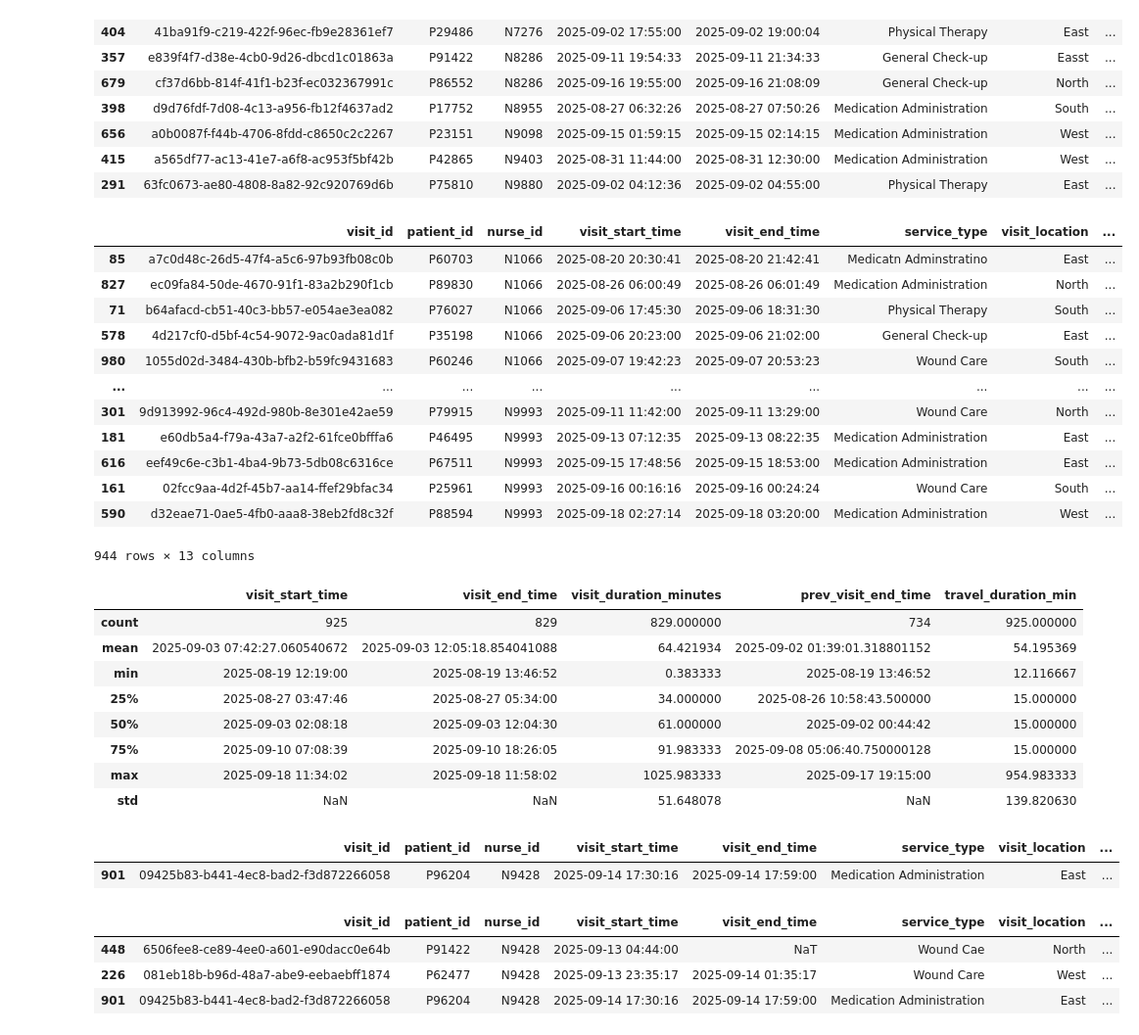
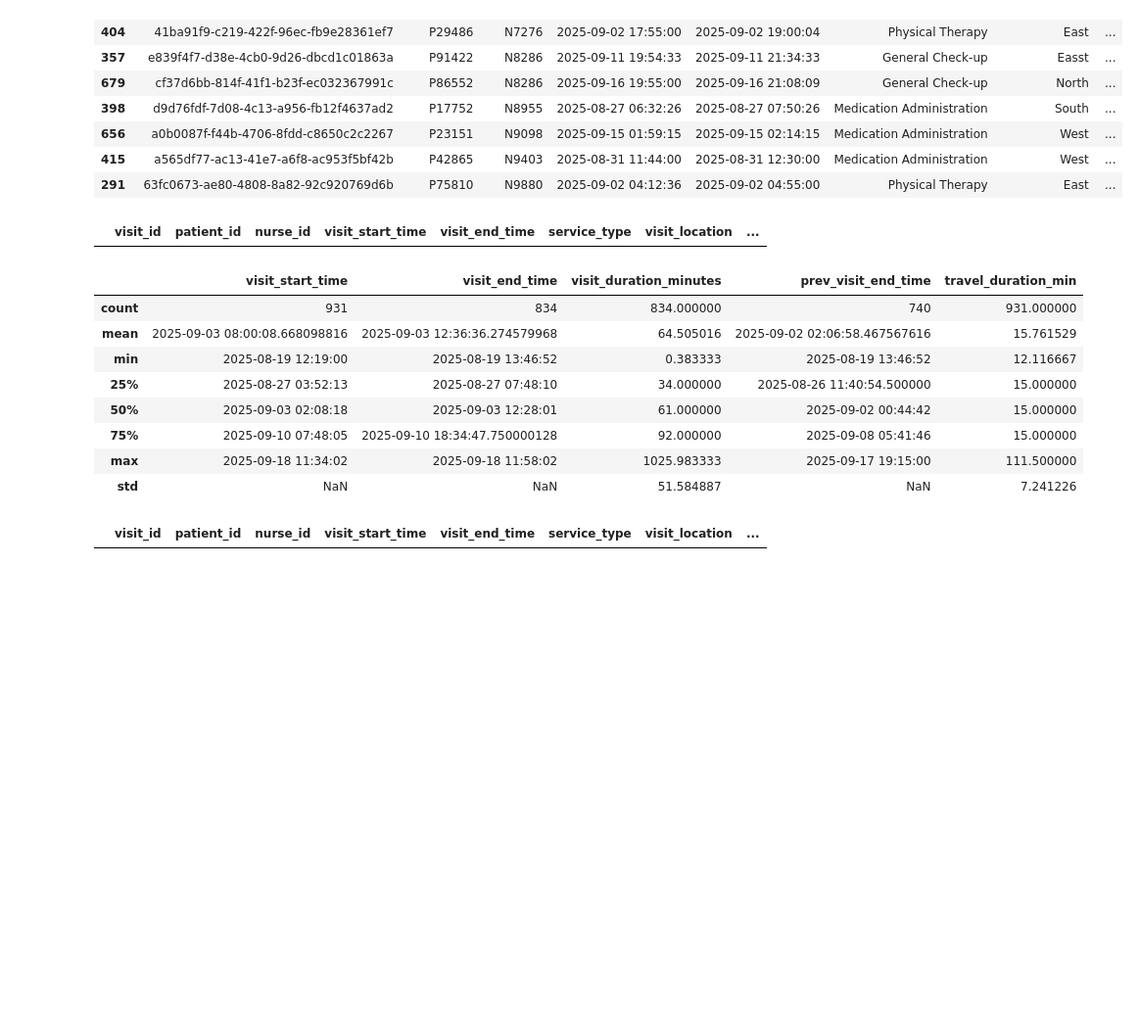
Before and after one commit to tawanwetaya-debug/speedoc_assignment, a Jupyter notebook: data_analysis.ipynb, the cells around one changed output. Shown at 98% size. Saved outputs shown, nothing was run; the diff lists cells and outputs as text; code cells hidden in the pictures; blank space fills up the shorter version.

Commit message:
Revise outlier values in travel_duration and Handole outlier values in visit_duration

```diff
--- a/data_analysis.ipynb
+++ b/data_analysis.ipynb
@@ -369 +387,3 @@ df[df["nurse_id"] == "N9880"].sort_values("visit_start_time")[
+# %%
+df_test.loc[(df_test['travel_duration_min'] > 120), 'travel_duration_min'] = 15
 # %%
@@ -391,45 +408,22 @@ df_test[df_test['travel_duration_min'] == 999]
 | 415 | a565df77-ac13-41e7-a6f8-ac953f5bf42b | P42865 | N9403 | 2025-08-31 11:44:00 | 2025-08-31 12:30:00 | Medication Administration | West | ... |
 | 291 | 63fc0673-ae80-4808-8a82-92c920769d6b | P75810 | N9880 | 2025-09-02 04:12:36 | 2025-09-02 04:55:00 | Physical Therapy | East | ... |
 # %%
-df_test[df_test['travel_duration_min'] > 0]
+df_test[df_test['travel_duration_min'] > 999]
 # %% [output]
 |  | visit_id | patient_id | nurse_id | visit_start_time | visit_end_time | service_type | visit_location | ... |
-| 85 | a7c0d48c-26d5-47f4-a5c6-97b93fb08c0b | P60703 | N1066 | 2025-08-20 20:30:41 | 2025-08-20 21:42:41 | Medicatn Adminstratino | East | ... |
-| 827 | ec09fa84-50de-4670-91f1-83a2b290f1cb | P89830 | N1066 | 2025-08-26 06:00:49 | 2025-08-26 06:01:49 | Medication Administration | North | ... |
-| 71 | b64afacd-cb51-40c3-bb57-e054ae3ea082 | P76027 | N1066 | 2025-09-06 17:45:30 | 2025-09-06 18:31:30 | Physical Therapy | South | ... |
-| 578 | 4d217cf0-d5bf-4c54-9072-9ac0ada81d1f | P35198 | N1066 | 2025-09-06 20:23:00 | 2025-09-06 21:02:00 | General Check-up | East | ... |
-| 980 | 1055d02d-3484-430b-bfb2-b59fc9431683 | P60246 | N1066 | 2025-09-07 19:42:23 | 2025-09-07 20:53:23 | Wound Care | South | ... |
-| ... | ... | ... | ... | ... | ... | ... | ... | ... |
-| 301 | 9d913992-96c4-492d-980b-8e301e42ae59 | P79915 | N9993 | 2025-09-11 11:42:00 | 2025-09-11 13:29:00 | Wound Care | North | ... |
-| 181 | e60db5a4-f79a-43a7-a2f2-61fce0bfffa6 | P46495 | N9993 | 2025-09-13 07:12:35 | 2025-09-13 08:22:35 | Medication Administration | East | ... |
-| 616 | eef49c6e-c3b1-4ba4-9b73-5db08c6316ce | P67511 | N9993 | 2025-09-15 17:48:56 | 2025-09-15 18:53:00 | Medication Administration | East | ... |
-| 161 | 02fcc9aa-4d2f-45b7-aa14-ffef29bfac34 | P25961 | N9993 | 2025-09-16 00:16:16 | 2025-09-16 00:24:24 | Wound Care | South | ... |
-| 590 | d32eae71-0ae5-4fb0-aaa8-38eb2fd8c32f | P88594 | N9993 | 2025-09-18 02:27:14 | 2025-09-18 03:20:00 | Medication Administration | West | ... |
-944 rows × 13 columns
 # %%
 df_test[df_test['travel_duration_min'] < 999].describe()
 # %% [output]
 |  | visit_start_time | visit_end_time | visit_duration_minutes | prev_visit_end_time | travel_duration_min |
-| count | 925 | 829 | 829.000000 | 734 | 925.000000 |
-| mean | 2025-09-03 07:42:27.060540672 | 2025-09-03 12:05:18.854041088 | 64.421934 | 2025-09-02 01:39:01.318801152 | 54.195369 |
+| count | 931 | 834 | 834.000000 | 740 | 931.000000 |
+| mean | 2025-09-03 08:00:08.668098816 | 2025-09-03 12:36:36.274579968 | 64.505016 | 2025-09-02 02:06:58.467567616 | 15.761529 |
 | min | 2025-08-19 12:19:00 | 2025-08-19 13:46:52 | 0.383333 | 2025-08-19 13:46:52 | 12.116667 |
-| 25% | 2025-08-27 03:47:46 | 2025-08-27 05:34:00 | 34.000000 | 2025-08-26 10:58:43.500000 | 15.000000 |
-| 50% | 2025-09-03 02:08:18 | 2025-09-03 12:04:30 | 61.000000 | 2025-09-02 00:44:42 | 15.000000 |
-| 75% | 2025-09-10 07:08:39 | 2025-09-10 18:26:05 | 91.983333 | 2025-09-08 05:06:40.750000128 | 15.000000 |
-| max | 2025-09-18 11:34:02 | 2025-09-18 11:58:02 | 1025.983333 | 2025-09-17 19:15:00 | 954.983333 |
-| std | NaN | NaN | 51.648078 | NaN | 139.820630 |
+| 25% | 2025-08-27 03:52:13 | 2025-08-27 07:48:10 | 34.000000 | 2025-08-26 11:40:54.500000 | 15.000000 |
+| 50% | 2025-09-03 02:08:18 | 2025-09-03 12:28:01 | 61.000000 | 2025-09-02 00:44:42 | 15.000000 |
+| 75% | 2025-09-10 07:48:05 | 2025-09-10 18:34:47.750000128 | 92.000000 | 2025-09-08 05:41:46 | 15.000000 |
+| max | 2025-09-18 11:34:02 | 2025-09-18 11:58:02 | 1025.983333 | 2025-09-17 19:15:00 | 111.500000 |
+| std | NaN | NaN | 51.584887 | NaN | 7.241226 |
 # %%
 df_test[(df_test['travel_duration_min'] > 950) & (df_test['travel_duration_min'] < 999)]
 # %% [output]
 |  | visit_id | patient_id | nurse_id | visit_start_time | visit_end_time | service_type | visit_location | ... |
-| 901 | 09425b83-b441-4ec8-bad2-f3d872266058 | P96204 | N9428 | 2025-09-14 17:30:16 | 2025-09-14 17:59:00 | Medication Administration | East | ... |
-# %%
-## inspect the visit for nurse N9428 on 2025-09-14 and 2025-09-13 to see the outliers in the travel duration minutes which is greater than 950 minutes and less than 999 minutes
-## impute the travel duration minutes for those outliers more than 120 minutes to 15 minutes because it is not possible to have travel duration minutes more than 120 minutes as it is proven on this dataset that the error come from the visit_end_time after mid night so it is a format error in the visit_end_time column for those visits,
-## so we will replace those outliers with 15 minutes as the default travel duration for the first visit of the day for each nurse
-df_test[(df_test['nurse_id'] == "N9428") & ((df_test['visit_start_time'].dt.date == pd.to_datetime("2025-09-14").date()) | (df_test['visit_start_time'].dt.date == pd.to_datetime("2025-09-13").date()))]
-# %% [output]
-|  | visit_id | patient_id | nurse_id | visit_start_time | visit_end_time | service_type | visit_location | ... |
-| 448 | 6506fee8-ce89-4ee0-a601-e90dacc0e64b | P91422 | N9428 | 2025-09-13 04:44:00 | NaT | Wound Cae | North | ... |
-| 226 | 081eb18b-b96d-48a7-abe9-eebaebff1874 | P62477 | N9428 | 2025-09-13 23:35:17 | 2025-09-14 01:35:17 | Wound Care | West | ... |
-| 901 | 09425b83-b441-4ec8-bad2-f3d872266058 | P96204 | N9428 | 2025-09-14 17:30:16 | 2025-09-14 17:59:00 | Medication Administration | East | ... |
```
Also changed, not shown: parts of 10 cells of this notebook.
